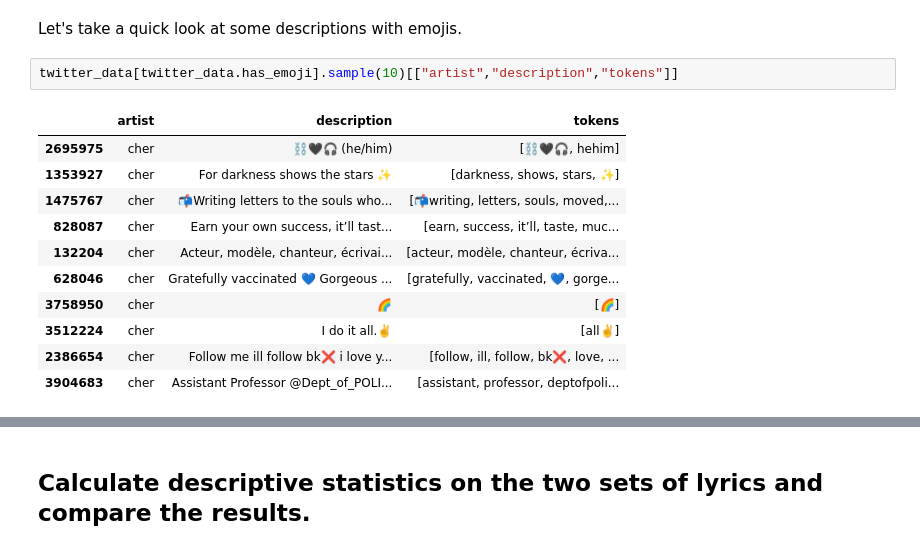
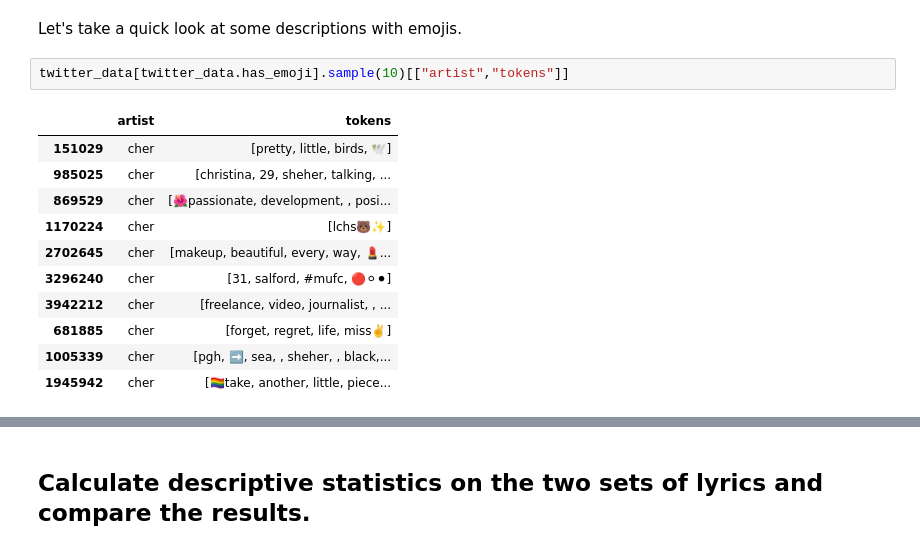
Before and after one commit to stephenkuc/Group_Comparison_NLP, a Jupyter notebook: Group Comparison.ipynb, the cells around one changed output, grey strips where cells are left out. Drawn from its saved outputs; the diff is of its cells as text.

```diff
--- a/Group Comparison.ipynb
+++ b/Group Comparison.ipynb
@@ -260,19 +255,19 @@ twitter_data['has_emoji'] = twitter_data["description"].apply(contains_emoji)
 # %% [markdown]
 Let's take a quick look at some descriptions with emojis.
 # %%
-twitter_data[twitter_data.has_emoji].sample(10)[["artist","description","tokens"]]
+twitter_data[twitter_data.has_emoji].sample(10)[["artist","tokens"]]
 # %% [output]
-|  | artist | description | tokens |
-| 2695975 | cher | ⛓🖤🎧 (he/him) | [⛓🖤🎧, hehim] |
-| 1353927 | cher | For darkness shows the stars ✨ | [darkness, shows, stars, ✨] |
-| 1475767 | cher | 📬Writing letters to the souls who... | [📬writing, letters, souls, moved,... |
-| 828087 | cher | Earn your own success, it’ll tast... | [earn, success, it’ll, taste, muc... |
-| 132204 | cher | Acteur, modèle, chanteur, écrivai... | [acteur, modèle, chanteur, écriva... |
-| 628046 | cher | Gratefully vaccinated 💙 Gorgeous ... | [gratefully, vaccinated, 💙, gorge... |
-| 3758950 | cher | 🌈 | [🌈] |
-| 3512224 | cher | I do it all.✌️ | [all✌️] |
-| 2386654 | cher | Follow me ill follow bk❌ i love y... | [follow, ill, follow, bk❌, love, ... |
-| 3904683 | cher | Assistant Professor @Dept_of_POLI... | [assistant, professor, deptofpoli... |
+|  | artist | tokens |
+| 151029 | cher | [pretty, little, birds, 🕊] |
+| 985025 | cher | [christina, 29, sheher, talking, ... |
+| 869529 | cher | [🌺passionate, development, , posi... |
+| 1170224 | cher | [lchs🐻✨] |
+| 2702645 | cher | [makeup, beautiful, every, way, 💄... |
+| 3296240 | cher | [31, salford, #mufc, 🔴⚪⚫] |
+| 3942212 | cher | [freelance, video, journalist, , ... |
+| 681885 | cher | [forget, regret, life, miss✌️] |
+| 1005339 | cher | [pgh, ➡️, sea, , sheher, , black,... |
+| 1945942 | cher | [🏳️‍🌈take, another, little, piece... |
 # %% [markdown]
 With the data processed, we can now start work on the assignment questions.
 
```
Also changed, not shown: parts of 23 cells of this notebook.
